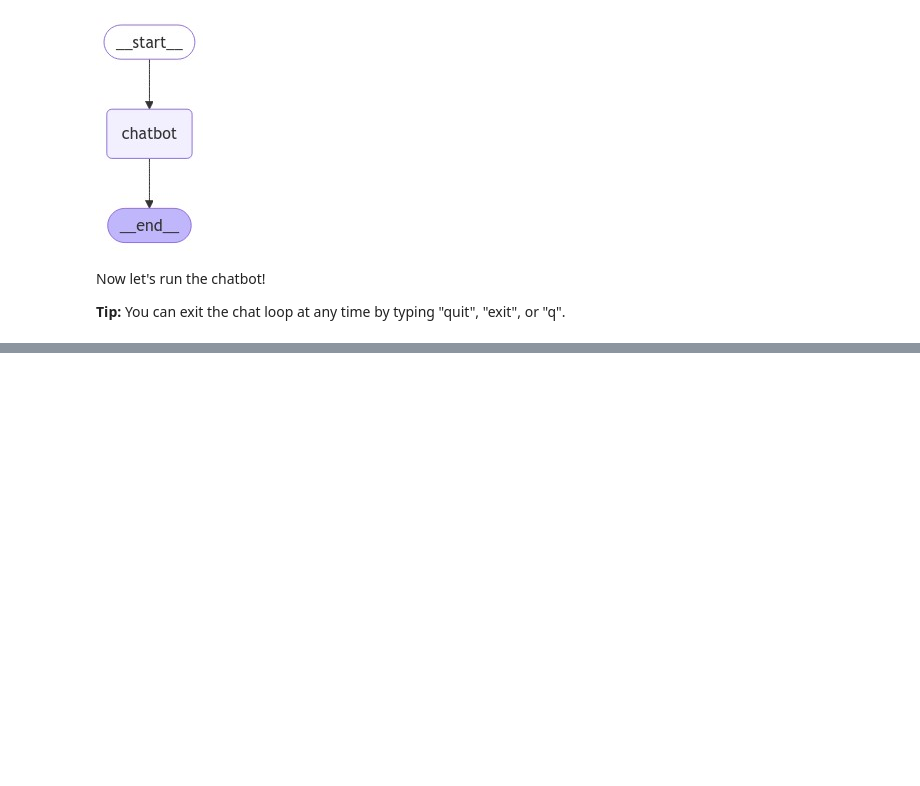
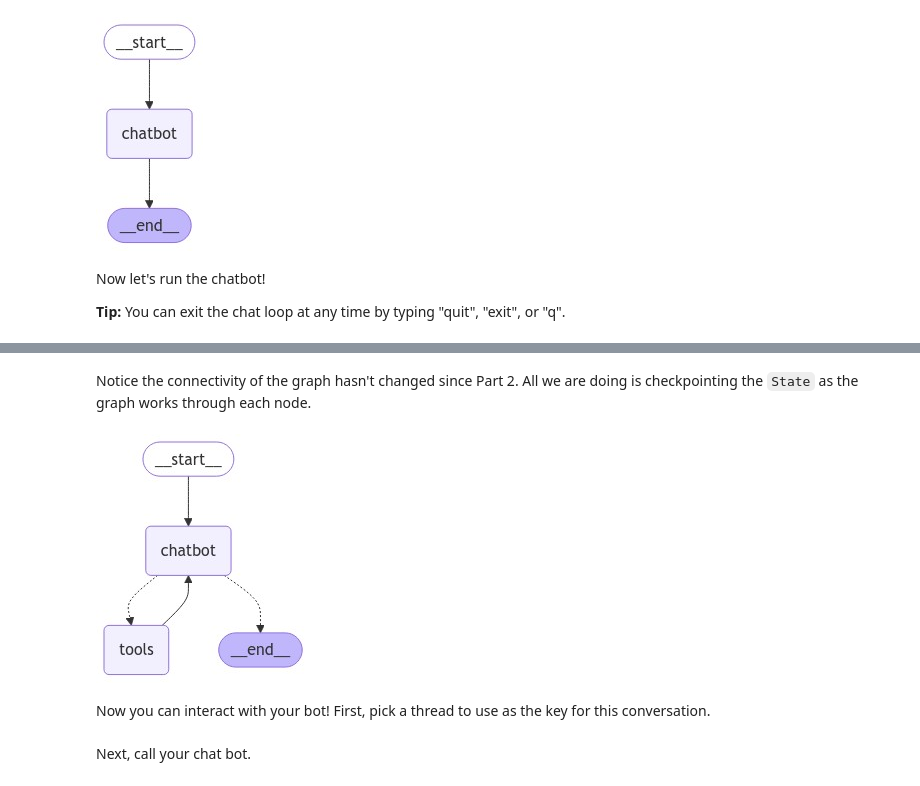
Before and after one commit to asakchris/genai-langchain, a Jupyter notebook: 05-Tools-Agents/02-SearchEngineWithLangGraph.ipynb, the cells around one changed output, grey strips where cells are left out. Drawn from its saved outputs; the diff is of its cells as text; code cells hidden in the pictures; blank space fills up the shorter version.

```diff
--- a/05-Tools-Agents/02-SearchEngineWithLangGraph.ipynb
+++ b/05-Tools-Agents/02-SearchEngineWithLangGraph.ipynb
@@ -139,0 +142,7 @@ Goodbye!
+# %%
+from langchain_community.tools.tavily_search import TavilySearchResults
+
+tool = TavilySearchResults(max_results=2)
+tools = [tool]
+
+tool.invoke("Who won the match between Man City & Fulham today?")
@@ -139,0 +158,27 @@ Goodbye!
+# %%
+from typing import Annotated
+
+from langchain_groq import ChatGroq
+from typing_extensions import TypedDict
+
+from langgraph.graph import StateGraph, START, END
+from langgraph.graph.message import add_messages
+
+
+class State(TypedDict):
+    messages: Annotated[list, add_messages]
+
+
+graph_builder = StateGraph(State)
+
+
+llm = ChatGroq(model_name="gemma2-9b-it")
+# Modification: tell the LLM which tools it can call
+llm_with_tools = llm.bind_tools(tools)
+
+
+def chatbot(state: State):
+    return {"messages": [llm_with_tools.invoke(state["messages"])]}
+
+
+graph_builder.add_node("chatbot", chatbot)
@@ -139,0 +326,4 @@ Goodbye!
+# %%
+from langgraph.checkpoint.memory import MemorySaver
+
+memory = MemorySaver()
@@ -139,0 +380,13 @@ Goodbye!
+# %% [markdown]
+Notice the connectivity of the graph hasn't changed since Part 2. All we are doing is checkpointing the `State` as the graph works through each node.
+# %%
+from IPython.display import Image, display
+
+try:
+    display(Image(graph.get_graph().draw_mermaid_png()))
+except Exception:
+    pass
+# %% [output]
+[figure, added]
+# %% [markdown]
+Now you can interact with your bot! First, pick a thread to use as the key for this conversation.
@@ -139,0 +395,2 @@ Goodbye!
+# %% [markdown]
+Next, call your chat bot.
```
Also changed, not shown: parts of 27 cells of this notebook, 4 other files.
